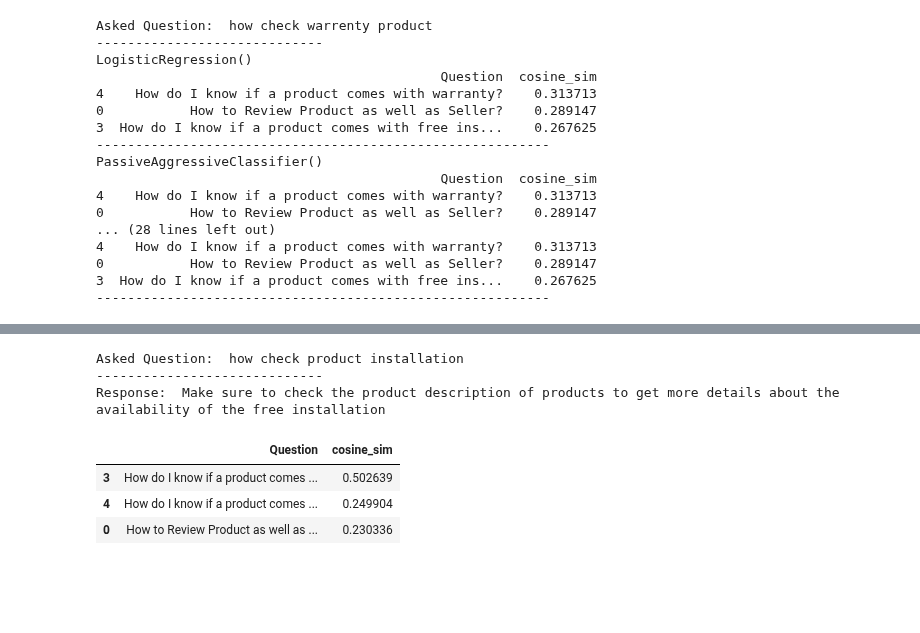
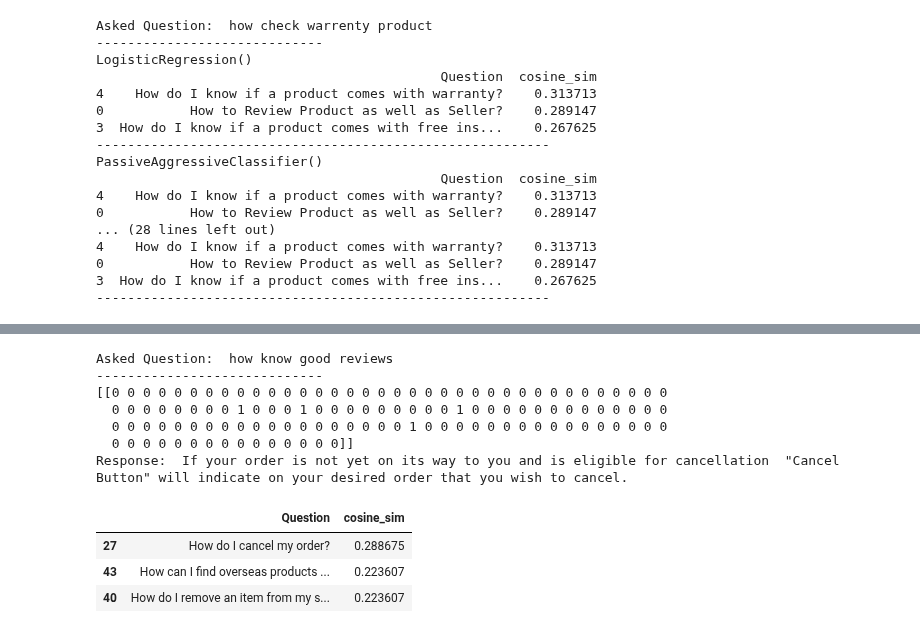
Before and after one commit to rissuuuu/DataScience, a Jupyter notebook: NLP Task/Task.ipynb, the cells around one changed output, grey strips where cells are left out. Saved outputs shown, nothing was run; the diff lists cells and outputs as text; code cells hidden in the pictures; blank space fills up the shorter version.

```diff
--- a/NLP Task/Task.ipynb
+++ b/NLP Task/Task.ipynb
@@ -77,6 +77,9 @@ Name: Cleaned, dtype: object
 # %%
 vectorizer=TfidfVectorizer()
 X_=vectorizer.fit_transform(df['Cleaned']).toarray()
+
+cv=CountVectorizer()
+X_cv_=cv.fit_transform(df['Cleaned']).toarray()
 # %%
 X_[:2]
 # %% [output]
@@ -143,12 +146,22 @@ print(sgd.score(X_,y))
 # %%
 def return_tfidf_data(text):
     return vectorizer.transform([text])
+
+def return_cv_data(text):
+    return cv.transform([text])
 
 def return_vectorized_data(text):
     text=cleantext(text)
     print('Asked Question: ',text)
     print('-----------------------------')
     text=return_tfidf_data(text)
+    return text.toarray()
+
+def return_countvectorized_data(text):
+    text=cleantext(text)
+    print('Asked Question: ',text)
+    print('-----------------------------')
+    text=return_cv_data(text)
     return text.toarray()
 
 def predict_label(model):
@@ -269,20 +259,20 @@ df_temp.sort_values('Cos_sim',ascending=False).head()
 def return_response(temp_df):
     most_relevant=temp_df.copy()
     relevant_index=most_relevant.index[0]
-    response_list=df.iloc[a,:]['Answer']
+    response_list=df.iloc[relevant_index,:]['Answer']
 
     try:
-        responses=df.iloc[a,:]['Answer'].split(',')
+        responses=df.iloc[relevant_index,:]['Answer'].split(',')
         print('Response: ',np.random.choice(responses))
     except:
         print('Response: ',responses)
 
-
+#For TFIDF
 def find_relevant(temp,items):
     prediction=predict_label(svm)
     index=df[df['Label']==prediction].index
 
-    cos_sim=[cosine_similarity(j.reshape(1,-1),temp.reshape(1,-1)) for j in X_[df[df['Label']==prediction].index]]
+    cos_sim=[cosine_similarity(j.reshape(1,-1),temp.reshape(1,-1)) for j in X_[index]]
     cos_sim=np.array(cos_sim)
 
     cos_sim=cos_sim.flatten()
@@ -290,14 +280,34 @@ def find_relevant(temp,items):
     temp_df['cosine_sim']=cos_sim
     temp_df=temp_df.sort_values('cosine_sim',ascending=False)
     return(temp_df[['Question','cosine_sim']].head(items)),return_response(temp_df)
-temp=return_vectorized_data('How to check product installation?')
-returned_df,relevant_answer=find_relevant(temp,3)
-returned_df
+
+#For CV
+def find_relevant_cv(temp,items):
+    prediction=predict_label(svm)
+    index=df[df['Label']==prediction].index
+    cos_sim=[cosine_similarity(j.reshape(1,-1),temp.reshape(1,-1)) for j in X_cv_[index]]
+    cos_sim=np.array(cos_sim)
+
+    cos_sim=cos_sim.flatten()
+    temp_df=df.iloc[index,:].copy()
+    temp_df['cosine_sim']=cos_sim
+    temp_df=temp_df.sort_values('cosine_sim',ascending=False)
+    return(temp_df[['Question','cosine_sim']].head(items)),return_response(temp_df)
-# %% [output]
-Asked Question:  how check product installation
------------------------------
-Response:  Make sure to check the product description of products to get more details about the availability of the free installation
-|  | Question | cosine_sim |
-| 3 | How do I know if a product comes ... | 0.502639 |
-| 4 | How do I know if a product comes ... | 0.249904 |
-| 0 | How to Review Product as well as ... | 0.230336 |
+# %%
+#Using Countvectorizer
+temp=return_countvectorized_data('How to know good reviews?')
+print(temp)
+returned_df,relevant_answer=find_relevant_cv(temp,3)
+returned_df
+# %% [output]
+Asked Question:  how know good reviews
+-----------------------------
+[[0 0 0 0 0 0 0 0 0 0 0 0 0 0 0 0 0 0 0 0 0 0 0 0 0 0 0 0 0 0 0 0 0 0 0 0
+  0 0 0 0 0 0 0 0 1 0 0 0 1 0 0 0 0 0 0 0 0 0 1 0 0 0 0 0 0 0 0 0 0 0 0 0
+  0 0 0 0 0 0 0 0 0 0 0 0 0 0 0 0 0 0 0 1 0 0 0 0 0 0 0 0 0 0 0 0 0 0 0 0
+  0 0 0 0 0 0 0 0 0 0 0 0 0 0 0]]
+Response:  If your order is not yet on its way to you and is eligible for cancellation  "Cancel Button" will indicate on your desired order that you wish to cancel.
+|  | Question | cosine_sim |
+| 27 | How do I cancel my order? | 0.288675 |
+| 43 | How can I find overseas products ... | 0.223607 |
+| 40 | How do I remove an item from my s... | 0.223607 |
```
Also changed, not shown: parts of 8 cells of this notebook.
